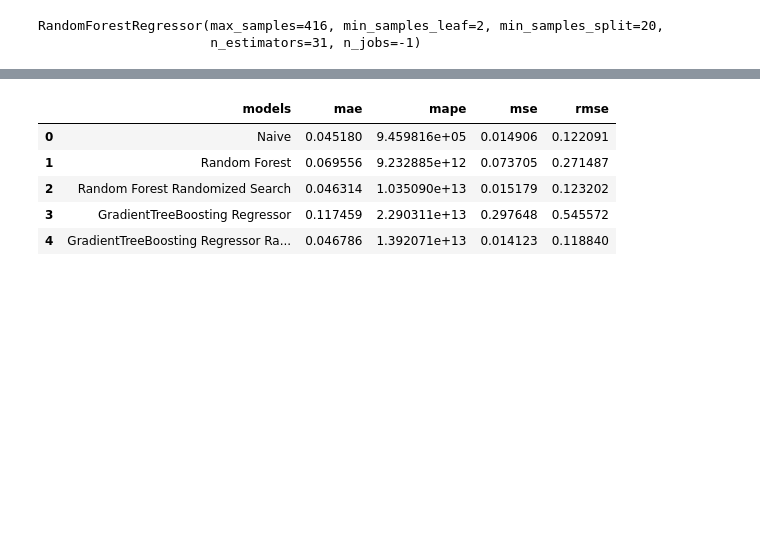
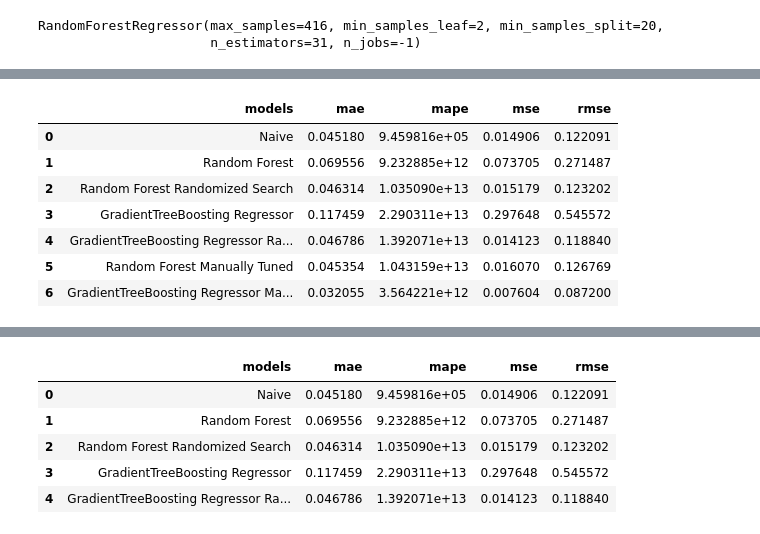
Before and after one commit to eRuaro/prac-research, a Jupyter notebook: iloilo.ipynb, the cells around one changed output, grey strips where cells are left out. Saved outputs shown, nothing was run; the diff lists cells and outputs as text; code cells hidden in the pictures; blank space fills up the shorter version.

```diff
--- a/iloilo.ipynb
+++ b/iloilo.ipynb
@@ -1103,3 +1130,31 @@ RandomForestRegressor(max_samples=416, min_samples_leaf=2, min_samples_split=20,
+# %%
+models.append('GradientTreeBoosting Regressor Manually Tuned')
+
+mae.append(best_gbr_scores['mae'])
+mape.append(best_gbr_scores['mape'])
+mse.append(best_gbr_scores['mse'])
+rmse.append(best_gbr_scores['rmse'])
+
+scores = pd.DataFrame(
+    data={
+        'models': models,
+        'mae': mae,
+        'mape': mape,
+        'mse': mse,
+        'rmse': rmse,
+    }
+)
+
+scores
+# %% [output]
+|  | models | mae | mape | mse | rmse |
+| 0 | Naive | 0.045180 | 9.459816e+05 | 0.014906 | 0.122091 |
+| 1 | Random Forest | 0.069556 | 9.232885e+12 | 0.073705 | 0.271487 |
+| 2 | Random Forest Randomized Search | 0.046314 | 1.035090e+13 | 0.015179 | 0.123202 |
+| 3 | GradientTreeBoosting Regressor | 0.117459 | 2.290311e+13 | 0.297648 | 0.545572 |
+| 4 | GradientTreeBoosting Regressor Ra... | 0.046786 | 1.392071e+13 | 0.014123 | 0.118840 |
+| 5 | Random Forest Manually Tuned | 0.045354 | 1.043159e+13 | 0.016070 | 0.126769 |
+| 6 | GradientTreeBoosting Regressor Ma... | 0.032055 | 3.564221e+12 | 0.007604 | 0.087200 |
 # %%
 best_rs_scores = show_scores_sklearn(best_rs_model)
 best_rs_scores
```
Also changed, not shown: parts of 9 cells of this notebook.
